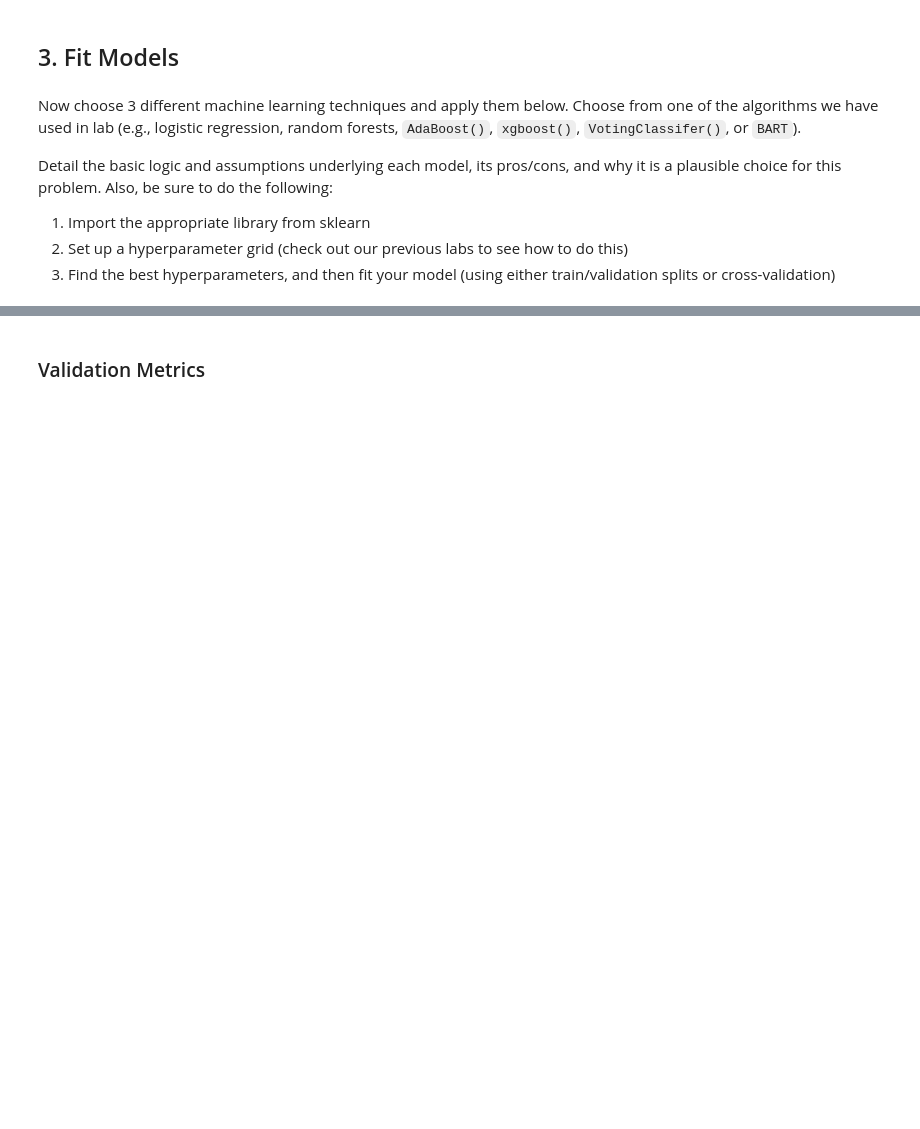
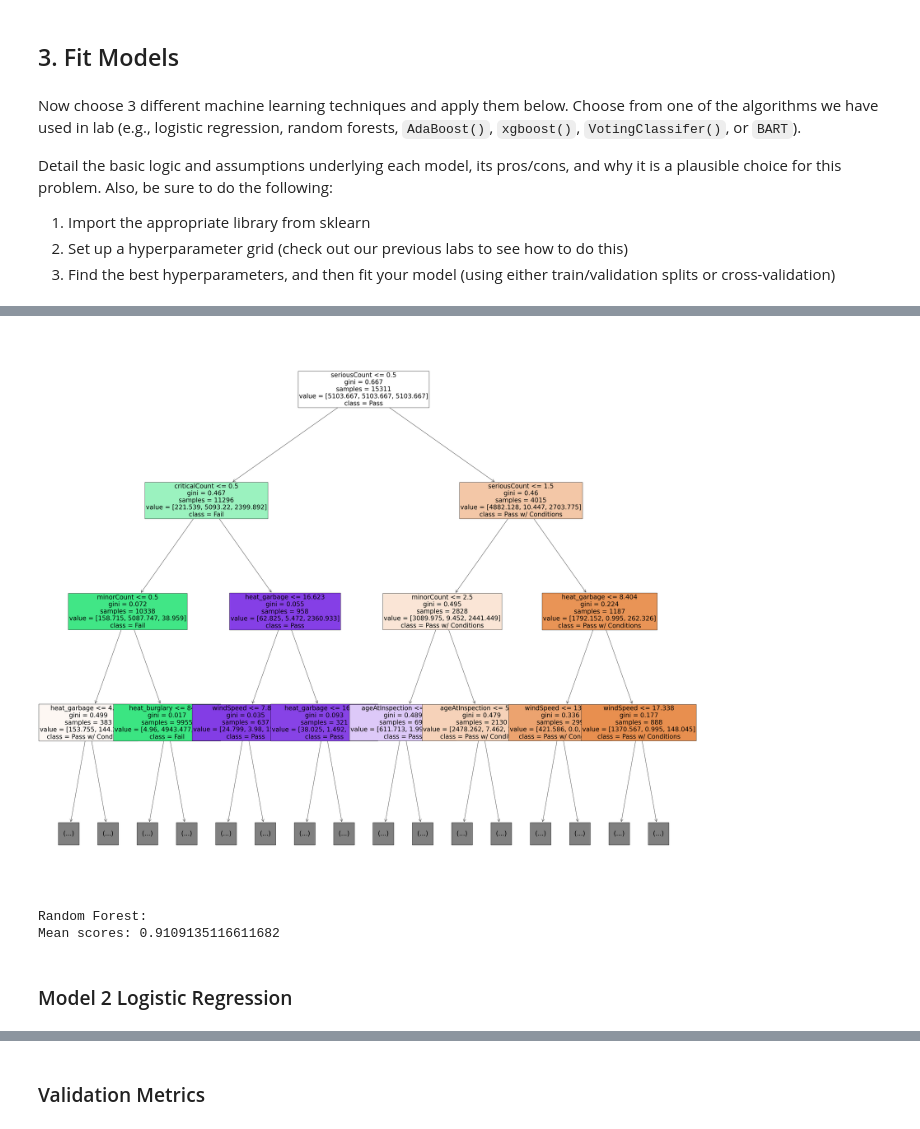
Before and after one commit to taylorgaldi/Computational-Social-Science-Projects, a Jupyter notebook: Project 3/Project 3 Work.ipynb, the cells around one changed output, grey strips where cells are left out. Cells and saved outputs as stored; diff of their text form; code cells hidden in the pictures; blank space fills up the shorter version.

```diff
--- a/Project 3/Project 3 Work.ipynb
+++ b/Project 3/Project 3 Work.ipynb
@@ -339,0 +324,55 @@ importances
+# %%
+# refit a basic decision tree using reduced number of features
+# ----------
+dt_reduced_classifier = tree.DecisionTreeClassifier(
+    criterion='gini',              # or 'entropy' for information gain
+    splitter='best',               # or 'random' for random best split
+    max_depth=5,                   # how deep tree nodes can go
+    min_samples_split=2,           # samples needed to split node
+    min_samples_leaf=1,            # samples needed for a leaf
+    min_weight_fraction_leaf=0.0,  # weight of samples needed for a node
+    max_features=None,             # number of features to look for when splitting
+    max_leaf_nodes=None,           # max nodes
+    min_impurity_decrease=1e-07,   # early stopping
+    random_state=10,               # random seed
+    class_weight='balanced'       # Apply class weight balancing to handle imbalanced data
+)
+# pull out the most features
+important_features = feat_importances.nlargest(10, 'Importance')['Feature']
+
+# create new dataset with only most important features
+X_reduced = X[X.columns[X.columns.isin(important_features)]]
+
+# fit the model on the new reduced model
+dt_reduced_classifier.fit(X_reduced,
+                          y)
+
+# set column names as list
+reduced_column_names = X_reduced.columns.tolist()
+
+# plot
+fig = plt.figure(figsize=(45,40))
+_ = tree.plot_tree(decision_tree = dt_reduced_classifier,
+                   feature_names=reduced_column_names,  # make sure its a list
+                   class_names=["Pass w/ Conditions", "Fail", "Pass"],       # specify class names
+                   filled=True,                         # paint nodes to indicate majority class
+                   fontsize = 25,                       # set fontsize
+                   max_depth = 3)                       # set max depth of tree to view
+# %% [output]
+[figure, added]
+# %%
+# calculate accuracy using cross validation
+# ----------
+scores = cross_val_score(dt_reduced_classifier,
+                         X,
+                         y.to_numpy(),
+                         cv=5)
+
+# find the mean score across models
+print("\nRandom Forest:")
+print("Mean scores:",scores.mean())
+# %% [output]
+Random Forest:
+Mean scores: 0.9109135116611682
+# %% [markdown]
+### Model 2 Logistic Regression
```
Also changed, not shown: parts of 37 cells of this notebook.
